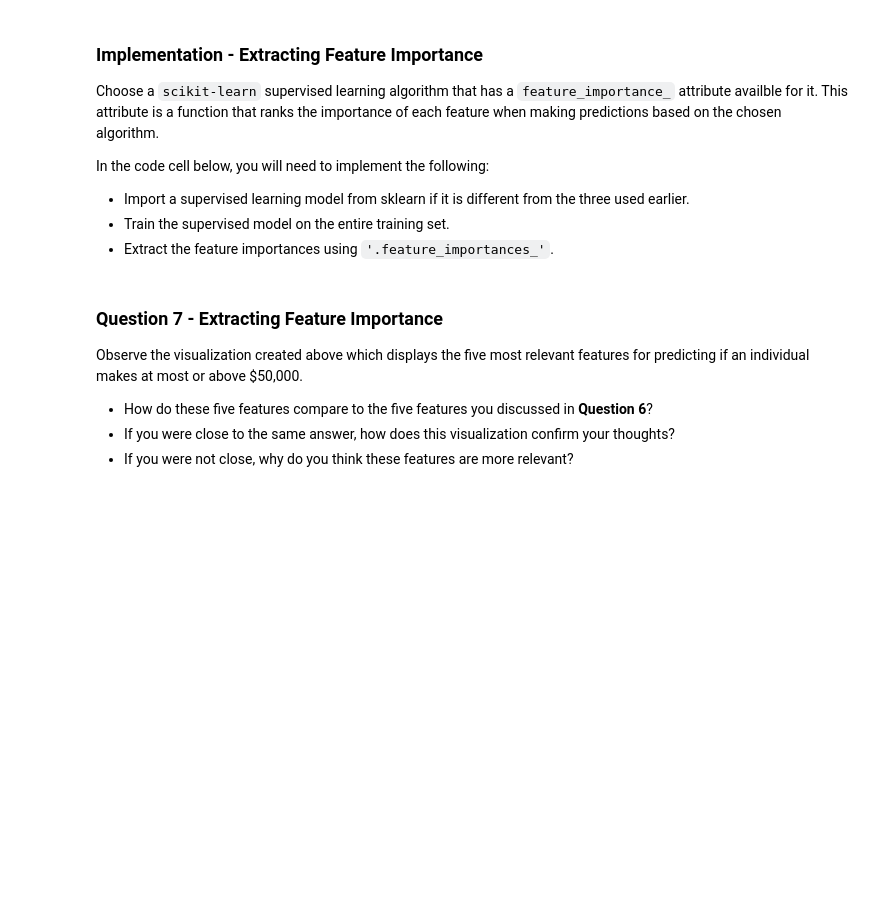
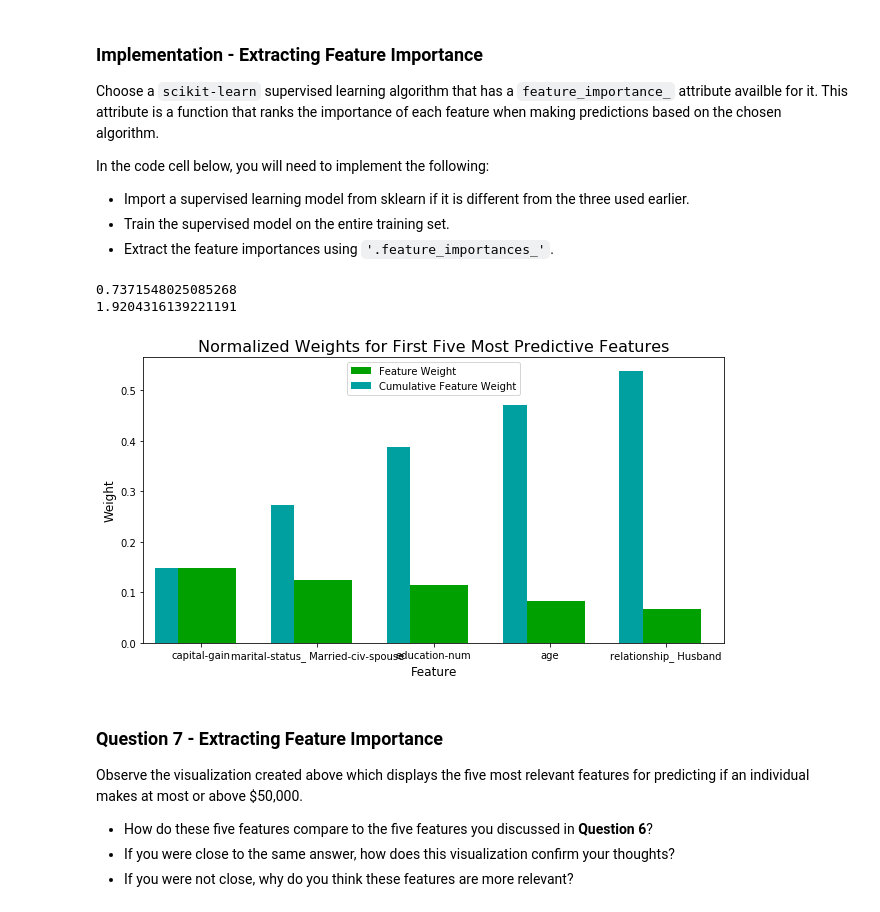
Before and after one commit to ursulahneumann/finding_donors, a Jupyter notebook: finding_donors.ipynb, the cells around one changed output. Cells and saved outputs as stored; diff of their text form; code cells hidden in the pictures; blank space fills up the shorter version.

```diff
--- a/finding_donors.ipynb
+++ b/finding_donors.ipynb
@@ -559,17 +598,37 @@ In the code cell below, you will need to implement the following:
  - Train the supervised model on the entire training set.
  - Extract the feature importances using `'.feature_importances_'`.
 # %%
+start = time()
 # TODO: Import a supervised learning model that has 'feature_importances_'
-
+from sklearn.ensemble import RandomForestClassifier
 
 # TODO: Train the supervised model on the training set using .fit(X_train, y_train)
-model = None
+model = RandomForestClassifier(random_state = 1,
+                              max_depth = 20,
+                              min_samples_leaf = 1,
+                              min_samples_split = 10,
+                              n_estimators = 30)
+
+model_fit = model.fit(X_train, y_train)
+
+predictions = model_fit.predict(X_test)
+
+f1_score = fbeta_score(y_test, predictions, 0.5)
+print(f1_score)
+
+end = time()
+elapsed_time = end - start
+print(elapsed_time)
 
 # TODO: Extract the feature importances using .feature_importances_
-importances = None
+importances = model_fit.feature_importances_
 
 # Plot
 vs.feature_plot(importances, X_train, y_train)
+# %% [output]
+0.7371548025085268
+1.9204316139221191
+[figure, added]
 # %% [markdown]
 ### Question 7 - Extracting Feature Importance
 
```
Also changed, not shown: parts of 5 cells of this notebook.
